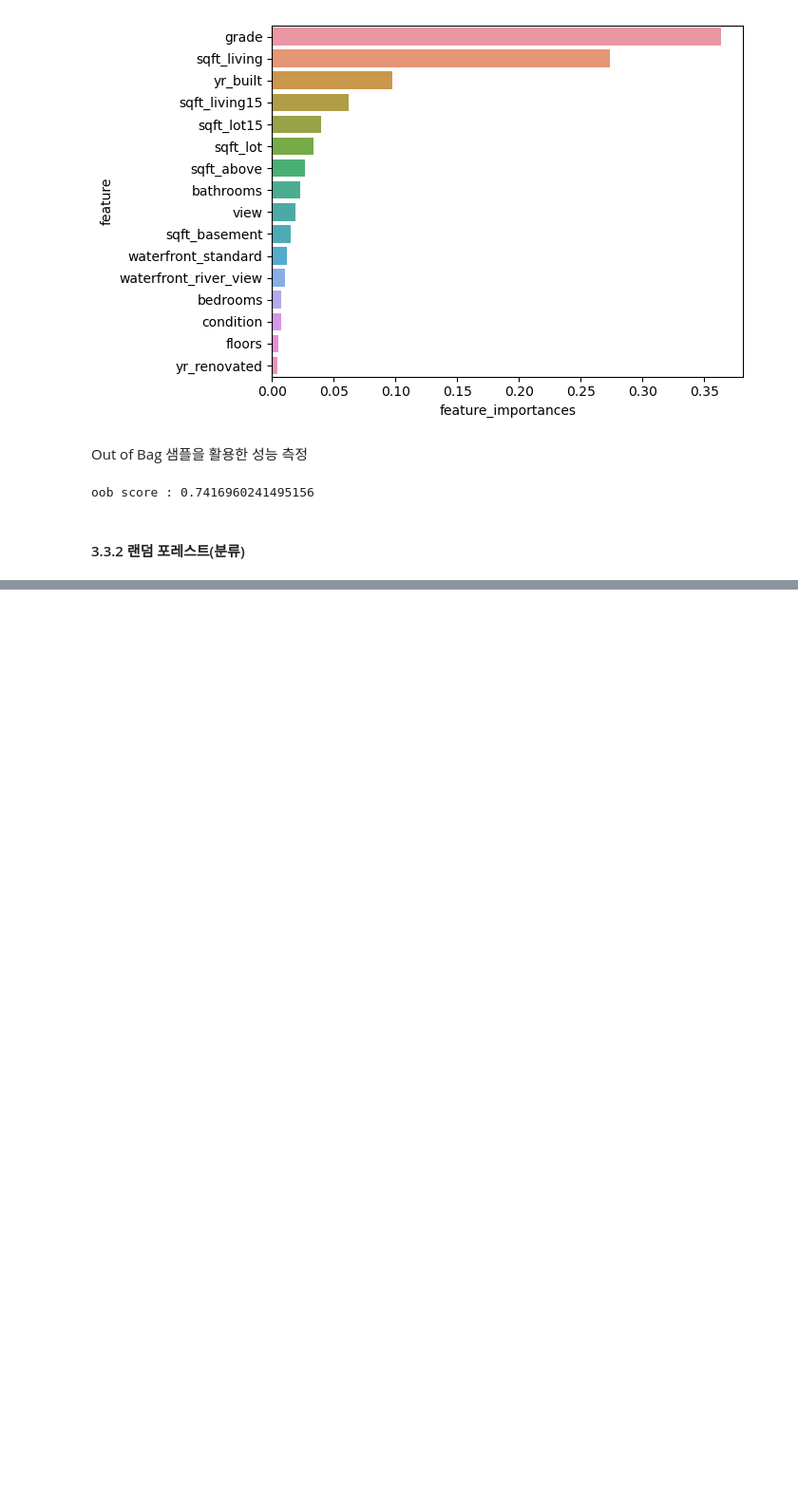
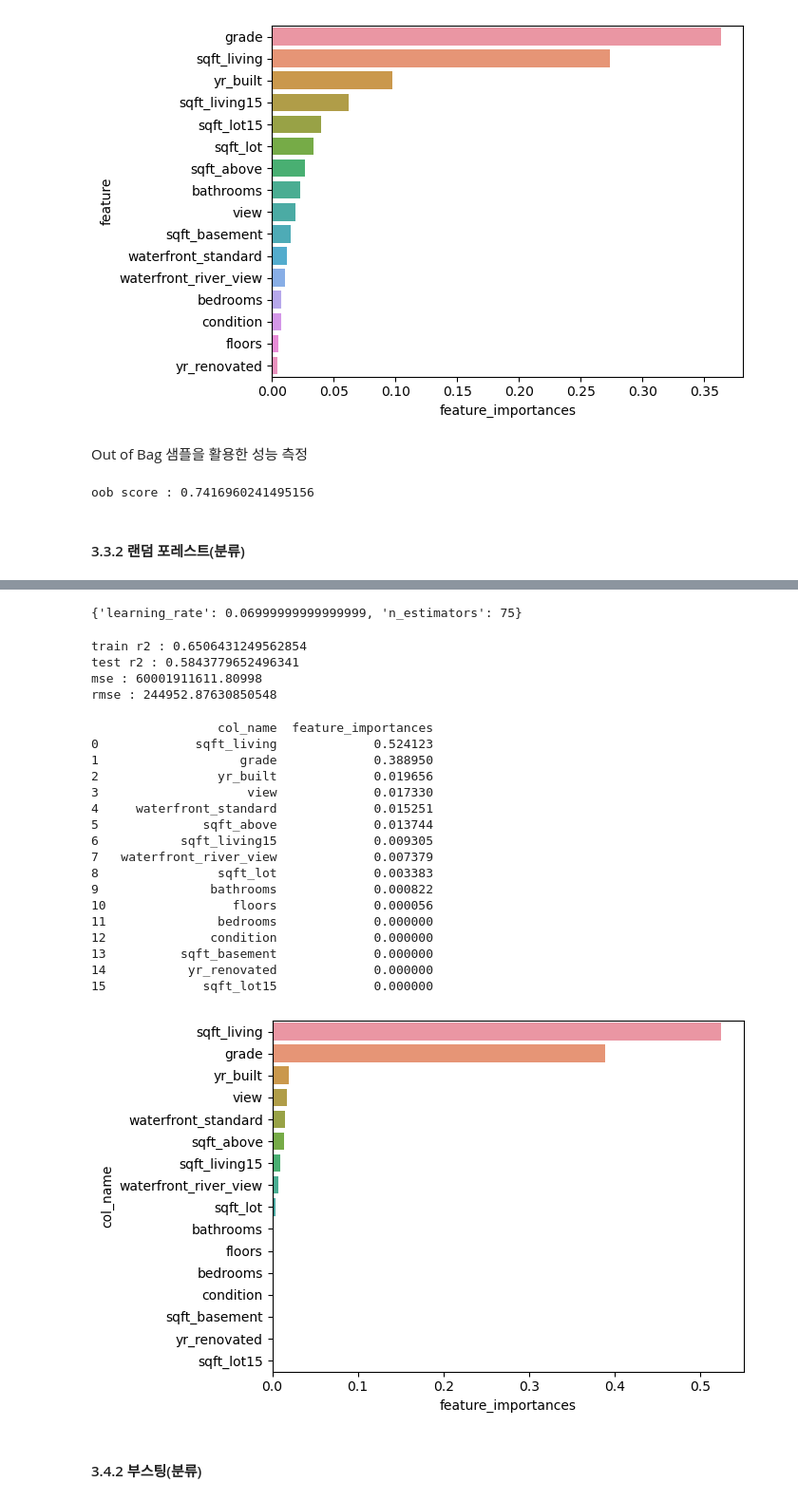
Before and after one commit to Junoflows/ADP, a Jupyter notebook: 머신러닝/3. 앙상블.ipynb, the cells around one changed output, grey strips where cells are left out. Shown at 95% size. Cells and saved outputs as stored; diff of their text form; code cells hidden in the pictures; blank space fills up the shorter version.

```diff
--- a/머신러닝/3. 앙상블.ipynb
+++ b/머신러닝/3. 앙상블.ipynb
@@ -451,0 +617,4 @@ oob score : 0.7416960241495156
+# %%
+import pandas as pd
+kc_house = pd.read_csv('https://raw.githubusercontent.com/phong0104/Alex_Lee_SNU_EduTech/9e65152ae7b230d9c940d03dbdc9e468f69cf426/Certificate/(2)%20%EB%8D%B0%EC%9D%B4%ED%84%B0%EB%B6%84%EC%84%9D%20%EC%A0%84%EB%AC%B8%EA%B0%80%20%EC%8B%A4%EA%B8%B0/Ver.2/data/kc_house_data.csv')
+kc_house.head()
@@ -451,0 +650,58 @@ oob score : 0.7416960241495156
+# %%
+param_grid = {'learning_rate' : np.arange(0.01, 0.1, 0.02), 'n_estimators' : [50, 75, 100]}
+ada_reg = AdaBoostRegressor()
+grid_ada_reg = GridSearchCV(ada_reg, param_grid, cv = 5)
+grid_ada_reg.fit(X_train, y_train)
+
+grid_ada_reg.best_params_
+# %% [output]
+{'learning_rate': 0.06999999999999999, 'n_estimators': 75}
+# %%
+ada_reg = AdaBoostRegressor(learning_rate=0.07, n_estimators=75, random_state=42)
+ada_reg.fit(X_train, y_train)
+
+y_pred = ada_reg.predict(X_test)
+
+print('train r2 :', ada_reg.score(X_train, y_train))
+print('test r2 :', ada_reg.score(X_test, y_test))
+
+mse = mean_squared_error(y_test, y_pred)
+print('mse :', mse)
+print('rmse :', np.sqrt(mse))
+# %% [output]
+train r2 : 0.6506431249562854
+test r2 : 0.5843779652496341
+mse : 60001911611.80998
+rmse : 244952.87630850548
+# %%
+# 변수 중요도 확인
+importances = pd.DataFrame(np.mean([tree.feature_importances_ for tree in ada_reg.estimators_], axis = 0))
+feature_importances = pd.concat([pd.DataFrame(X.columns), importances], axis = 1)
+feature_importances.columns = ['col_name', 'feature_importances']
+feature_importances = feature_importances.sort_values(by = 'feature_importances', ascending= False).reset_index(drop = True)
+print(feature_importances)
+
+# 변수 중요도 시각화
+sns.barplot(data = feature_importances, x = 'feature_importances', y = 'col_name')
+plt.show()
+# %% [output]
+                 col_name  feature_importances
+0             sqft_living             0.524123
+1                   grade             0.388950
+2                yr_built             0.019656
+3                    view             0.017330
+4     waterfront_standard             0.015251
+5              sqft_above             0.013744
+6           sqft_living15             0.009305
+7   waterfront_river_view             0.007379
+8                sqft_lot             0.003383
+9               bathrooms             0.000822
+10                 floors             0.000056
+11               bedrooms             0.000000
+12              condition             0.000000
+13          sqft_basement             0.000000
+14           yr_renovated             0.000000
+15             sqft_lot15             0.000000
+[figure, added]
+# %% [markdown]
+#### 3.4.2 부스팅(분류)
```
Also changed, not shown: parts of 24 cells of this notebook, 1 other file.
